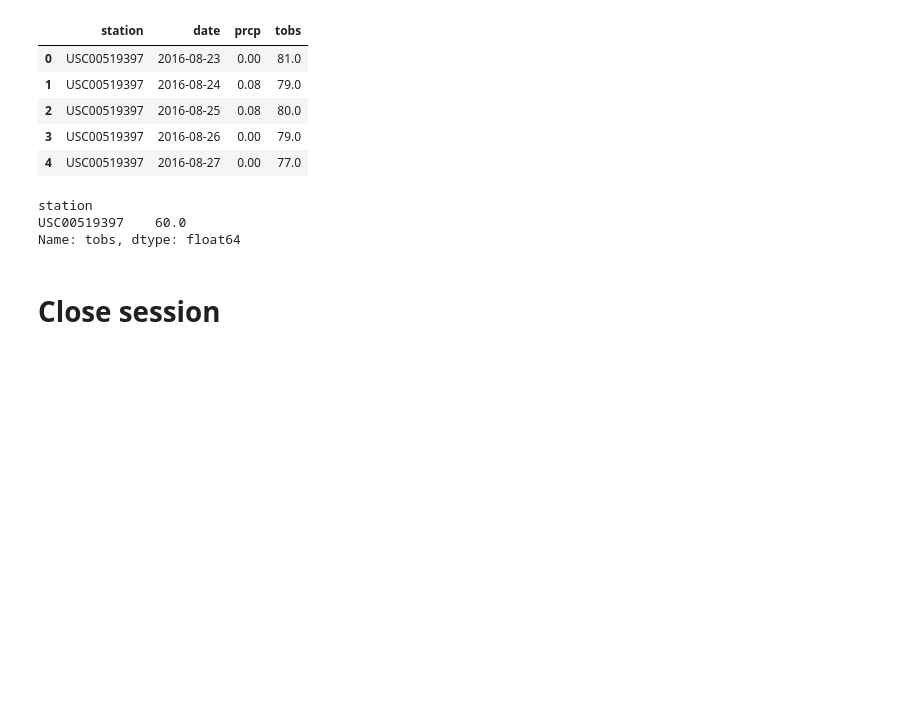
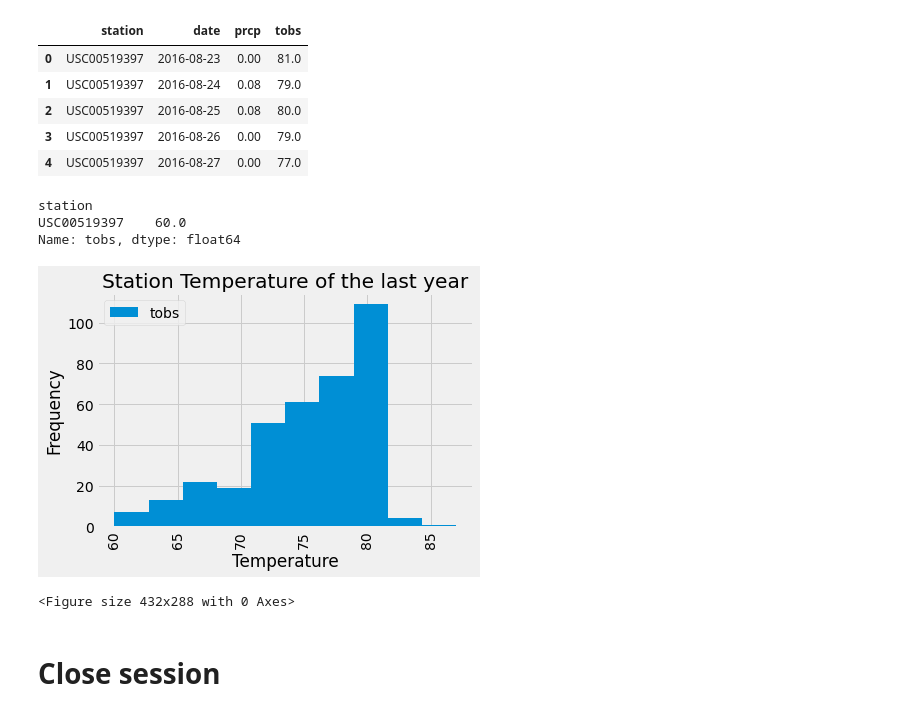
Before and after one commit to cdturner618/sqlalchemy-challenge, a Jupyter notebook: climate_starter.ipynb, the cells around one changed output. Drawn from its saved outputs; the diff is of its cells as text; code cells hidden in the pictures; blank space fills up the shorter version.

Commit message:
completed exploration station anaylsis

```diff
--- a/climate_starter.ipynb
+++ b/climate_starter.ipynb
@@ -221,6 +221,17 @@ Name: tobs, dtype: float64
 # %%
 # Using the most active station id
 # Query the last 12 months of temperature observation data for this station and plot the results as a histogram
+temp_df=station_df[['tobs','station']]
+temp_df.plot(kind="hist")
+plt.title("Station Temperature of the last year")
+plt.ylabel("Frequency")
+plt.xlabel("Temperature")
+plt.xticks(rotation=90)
+plt.show()
+plt.tight_layout()
+# %% [output]
+[figure, added]
+<Figure size 432x288 with 0 Axes>
 # %% [markdown]
 # Close session
 # %%
```
